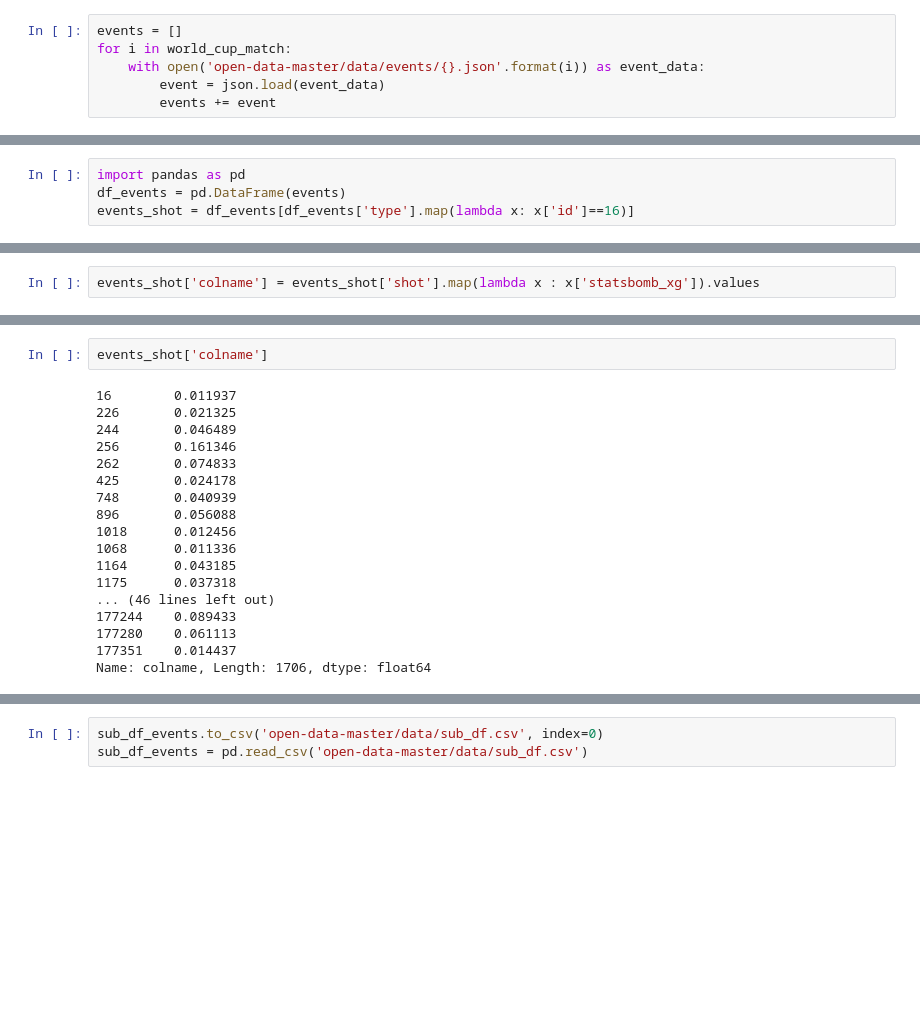
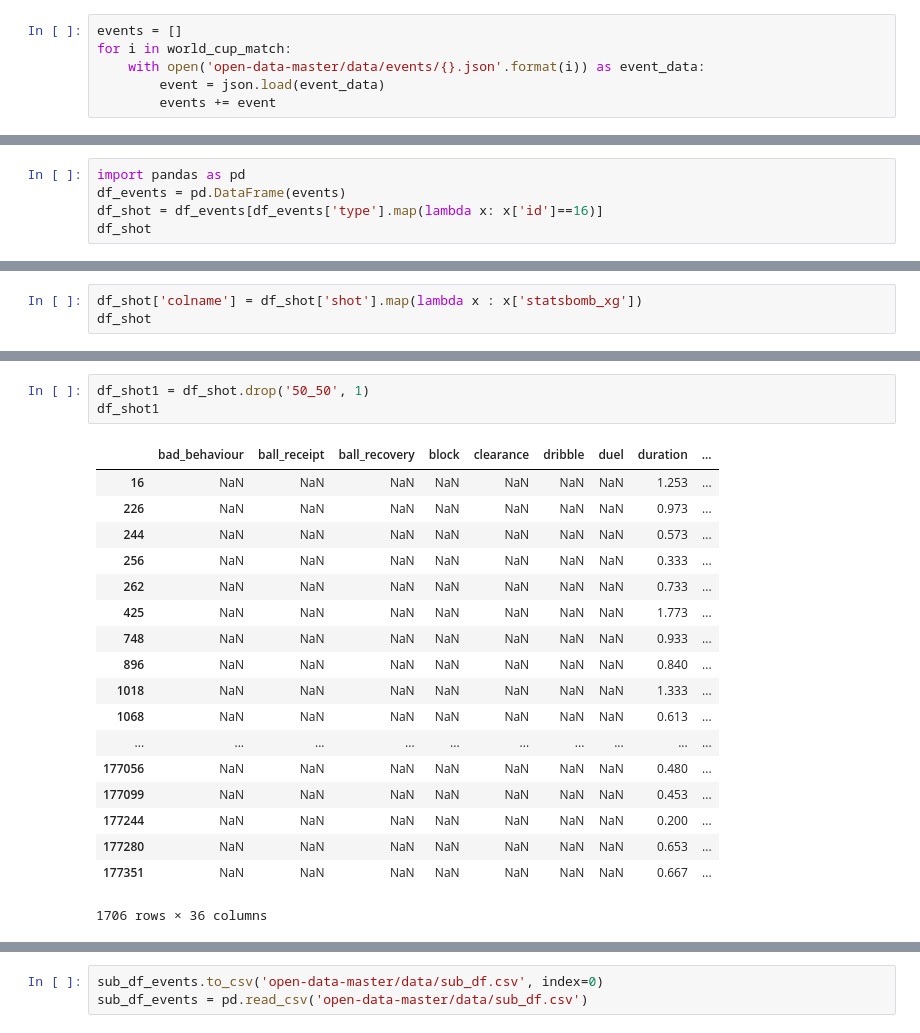
Before and after one commit to sebquetin/ML_Football, a Jupyter notebook: ProjetMLFootball.ipynb, the cells around one changed output, grey strips where cells are left out. Saved outputs shown, nothing was run; the diff lists cells and outputs as text; blank space fills up the shorter version.

```diff
--- a/ProjetMLFootball.ipynb
+++ b/ProjetMLFootball.ipynb
@@ -98,4 +99,5 @@ events
 # %%
 import pandas as pd
 df_events = pd.DataFrame(events)
-events_shot = df_events[df_events['type'].map(lambda x: x['id']==16)]
+df_shot = df_events[df_events['type'].map(lambda x: x['id']==16)]
+df_shot
@@ -125,5 +136,6 @@ events_shot
 # %%
-events_shot['colname'] = events_shot['shot'].map(lambda x : x['statsbomb_xg']).values
+df_shot['colname'] = df_shot['shot'].map(lambda x : x['statsbomb_xg'])
+df_shot
 # %% [output]
 A value is trying to be set on a copy of a slice from a DataFrame.
 Try using .loc[row_indexer,col_indexer] = value instead
@@ -133,20 +163,22 @@ See the caveats in the documentation: http://pandas.pydata.org/pandas-docs/stabl
-# %%
-events_shot['colname']
-# %% [output]
-16        0.011937
-226       0.021325
-244       0.046489
-256       0.161346
-262       0.074833
-425       0.024178
-748       0.040939
-896       0.056088
-1018      0.012456
-1068      0.011336
-1164      0.043185
-1175      0.037318
-... (46 lines left out)
-177244    0.089433
-177280    0.061113
-177351    0.014437
-Name: colname, Length: 1706, dtype: float64
+# %%
+df_shot1 = df_shot.drop('50_50', 1)
+df_shot1
+# %% [output]
+|  | bad_behaviour | ball_receipt | ball_recovery | block | clearance | dribble | duel | duration | ... |
+| 16 | NaN | NaN | NaN | NaN | NaN | NaN | NaN | 1.253 | ... |
+| 226 | NaN | NaN | NaN | NaN | NaN | NaN | NaN | 0.973 | ... |
+| 244 | NaN | NaN | NaN | NaN | NaN | NaN | NaN | 0.573 | ... |
+| 256 | NaN | NaN | NaN | NaN | NaN | NaN | NaN | 0.333 | ... |
+| 262 | NaN | NaN | NaN | NaN | NaN | NaN | NaN | 0.733 | ... |
+| 425 | NaN | NaN | NaN | NaN | NaN | NaN | NaN | 1.773 | ... |
+| 748 | NaN | NaN | NaN | NaN | NaN | NaN | NaN | 0.933 | ... |
+| 896 | NaN | NaN | NaN | NaN | NaN | NaN | NaN | 0.840 | ... |
+| 1018 | NaN | NaN | NaN | NaN | NaN | NaN | NaN | 1.333 | ... |
+| 1068 | NaN | NaN | NaN | NaN | NaN | NaN | NaN | 0.613 | ... |
+| ... | ... | ... | ... | ... | ... | ... | ... | ... | ... |
+| 177056 | NaN | NaN | NaN | NaN | NaN | NaN | NaN | 0.480 | ... |
+| 177099 | NaN | NaN | NaN | NaN | NaN | NaN | NaN | 0.453 | ... |
+| 177244 | NaN | NaN | NaN | NaN | NaN | NaN | NaN | 0.200 | ... |
+| 177280 | NaN | NaN | NaN | NaN | NaN | NaN | NaN | 0.653 | ... |
+| 177351 | NaN | NaN | NaN | NaN | NaN | NaN | NaN | 0.667 | ... |
+1706 rows × 36 columns
```
Also changed, not shown: parts of 24 cells of this notebook.
